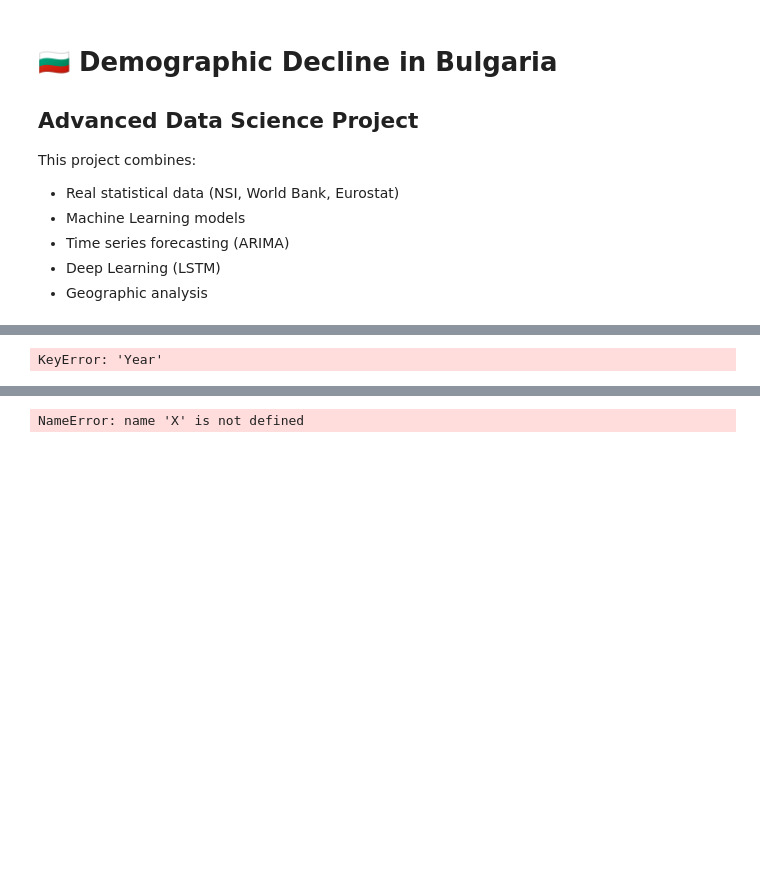
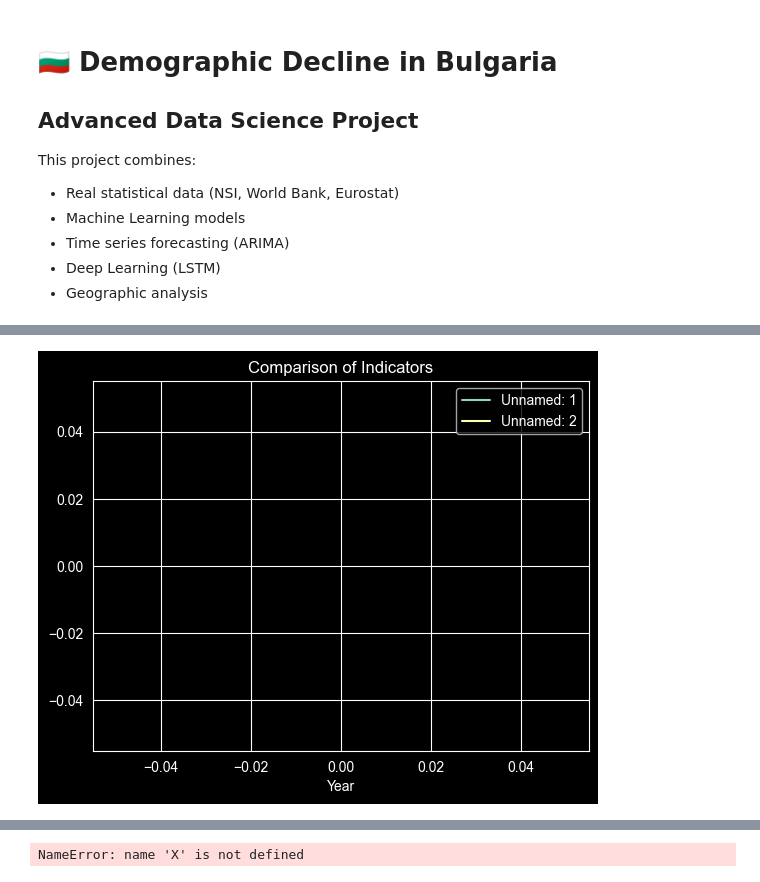
Before and after one commit to Emiliyan88/Demographic-Decline-in-Bulgaria, a Jupyter notebook: demographic_decline_in_bulgaria.ipynb, the cells around one changed output, grey strips where cells are left out. Saved outputs shown, nothing was run; the diff lists cells and outputs as text; code cells hidden in the pictures; blank space fills up the shorter version.

```diff
--- a/demographic_decline_in_bulgaria.ipynb
+++ b/demographic_decline_in_bulgaria.ipynb
@@ -45,7 +79,16 @@ KeyError: 'Year'
 # %%
-plt.plot(df["Year"], df["Population"])
-plt.title("Population Decline in Bulgaria")
+plt.figure()
+
+num_cols = df.select_dtypes(include="number").columns
+
+plt.plot(df["Year"], df[num_cols[0]], label=num_cols[0])
+plt.plot(df["Year"], df[num_cols[1]], label=num_cols[1])
+
+plt.title("Comparison of Indicators")
+plt.xlabel("Year")
+plt.legend()
+
 plt.show()
 # %% [output]
-KeyError: 'Year'
+[figure, added]
 # %%
```
Also changed, not shown: parts of 10 cells of this notebook.
